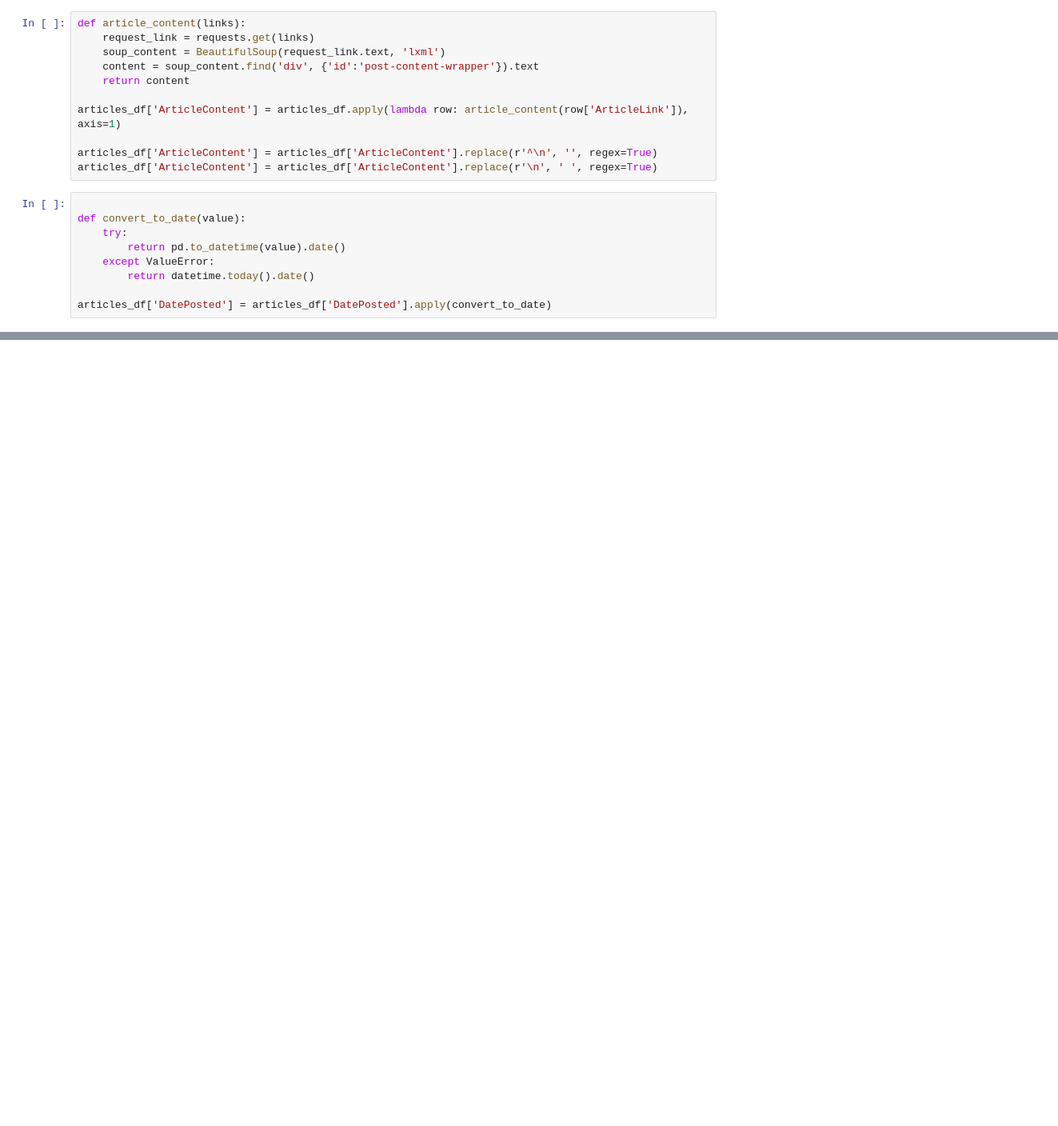
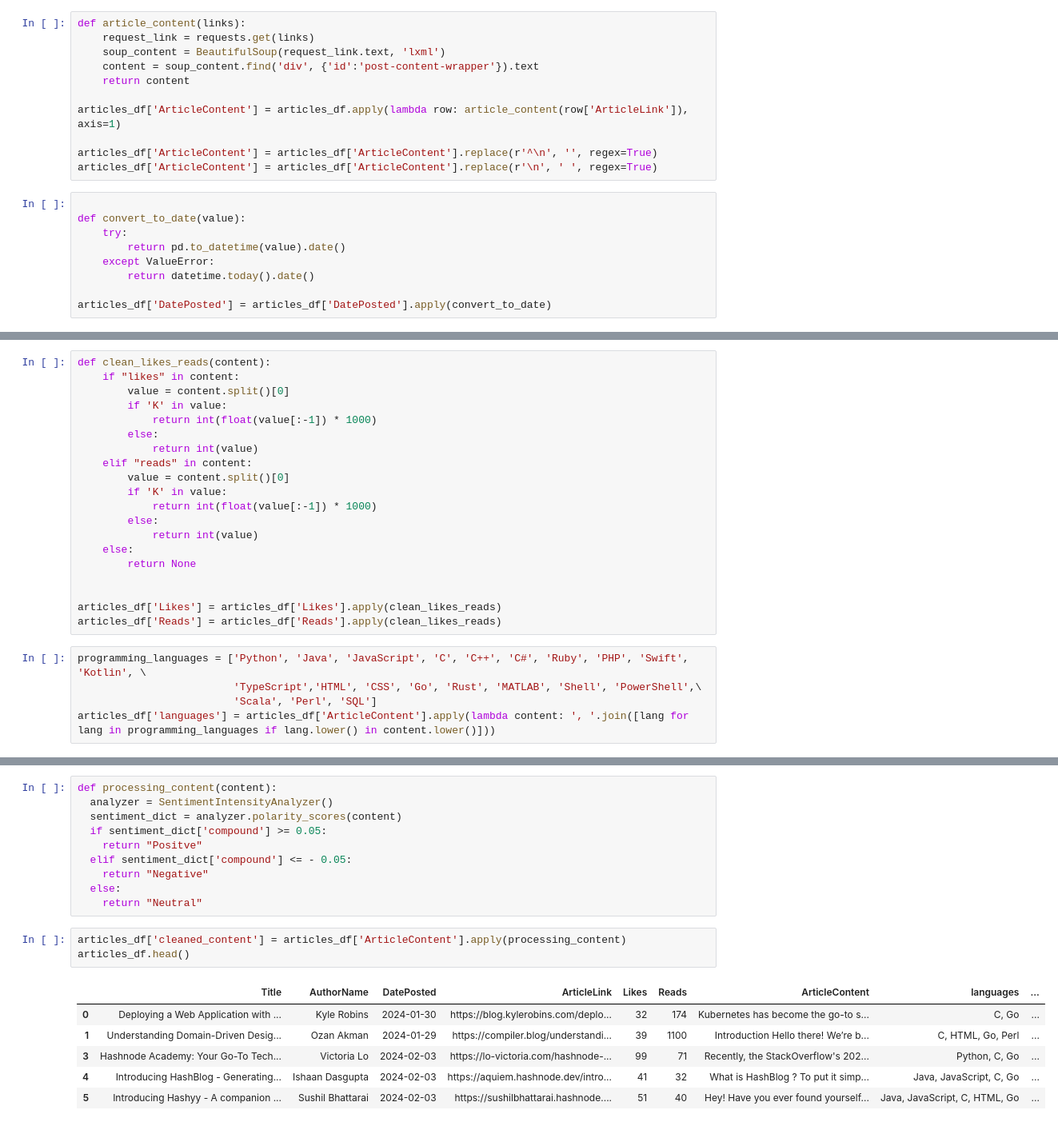
Before and after one commit to Ogeanni/webscrape-article, a Jupyter notebook: HashnodeArticles.ipynb, the cells around one changed output, grey strips where cells are left out. Shown: that part at 80% size. Saved outputs shown, nothing was run; the diff lists cells and outputs as text; blank space fills up the shorter version.

```diff
--- a/HashnodeArticles.ipynb
+++ b/HashnodeArticles.ipynb
@@ -101,0 +139,25 @@ articles_df
+# %%
+def clean_likes_reads(content):
+    if "likes" in content:
+        value = content.split()[0]
+        if 'K' in value:
+            return int(float(value[:-1]) * 1000)
+        else:
+            return int(value)
+    elif "reads" in content:
+        value = content.split()[0]
+        if 'K' in value:
+            return int(float(value[:-1]) * 1000)
+        else:
+            return int(value)
+    else:
+        return None
+
+
+articles_df['Likes'] = articles_df['Likes'].apply(clean_likes_reads)
+articles_df['Reads'] = articles_df['Reads'].apply(clean_likes_reads)
+# %%
+programming_languages = ['Python', 'Java', 'JavaScript', 'C', 'C++', 'C#', 'Ruby', 'PHP', 'Swift', 'Kotlin', \
+                         'TypeScript','HTML', 'CSS', 'Go', 'Rust', 'MATLAB', 'Shell', 'PowerShell',\
+                         'Scala', 'Perl', 'SQL']
+articles_df['languages'] = articles_df['ArticleContent'].apply(lambda content: ', '.join([lang for lang in programming_languages if lang.lower() in content.lower()]))
@@ -101,0 +179,20 @@ articles_df
+# %%
+def processing_content(content):
+  analyzer = SentimentIntensityAnalyzer()
+  sentiment_dict = analyzer.polarity_scores(content)
+  if sentiment_dict['compound'] >= 0.05:
+    return "Positve"
+  elif sentiment_dict['compound'] <= - 0.05:
+    return "Negative"
+  else:
+    return "Neutral"
+# %%
+articles_df['cleaned_content'] = articles_df['ArticleContent'].apply(processing_content)
+articles_df.head()
+# %% [output]
+|  | Title | AuthorName | DatePosted | ArticleLink | Likes | Reads | ArticleContent | languages | ... |
+| 0 | Deploying a Web Application with ... | Kyle Robins | 2024-01-30 | https://blog.kylerobins.com/deplo... | 32 | 174 | Kubernetes has become the go-to s... | C, Go | ... |
+| 1 | Understanding Domain-Driven Desig... | Ozan Akman | 2024-01-29 | https://compiler.blog/understandi... | 39 | 1100 | Introduction Hello there! We’re b... | C, HTML, Go, Perl | ... |
+| 3 | Hashnode Academy: Your Go-To Tech... | Victoria Lo | 2024-02-03 | https://lo-victoria.com/hashnode-... | 99 | 71 | Recently, the StackOverflow's 202... | Python, C, Go | ... |
+| 4 | Introducing HashBlog - Generating... | Ishaan Dasgupta | 2024-02-03 | https://aquiem.hashnode.dev/intro... | 41 | 32 | What is HashBlog ? To put it simp... | Java, JavaScript, C, Go | ... |
+| 5 | Introducing Hashyy - A companion ... | Sushil Bhattarai | 2024-02-03 | https://sushilbhattarai.hashnode.... | 51 | 40 | Hey! Have you ever found yourself... | Java, JavaScript, C, HTML, Go | ... |
```
Also changed, not shown: parts of 8 cells of this notebook.
